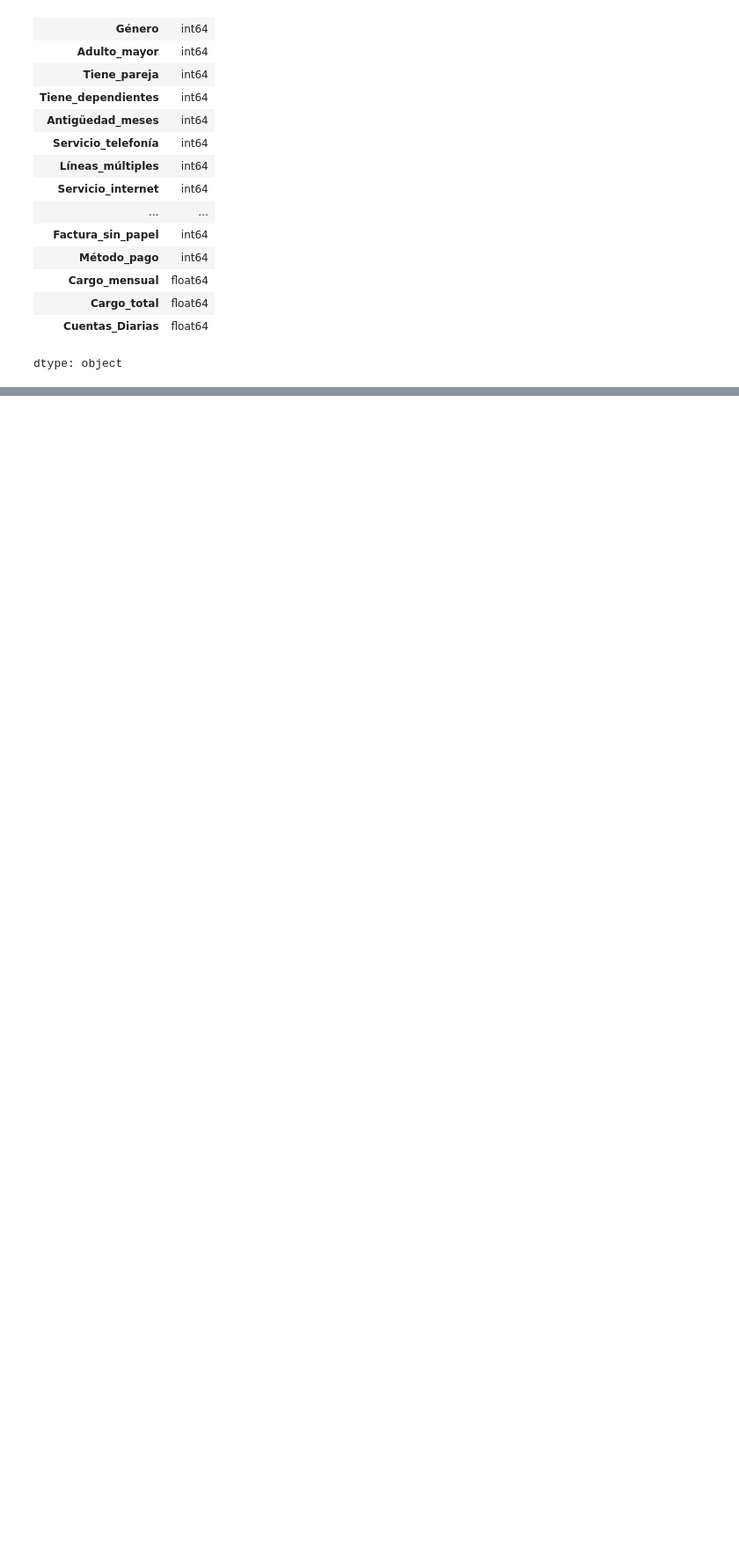
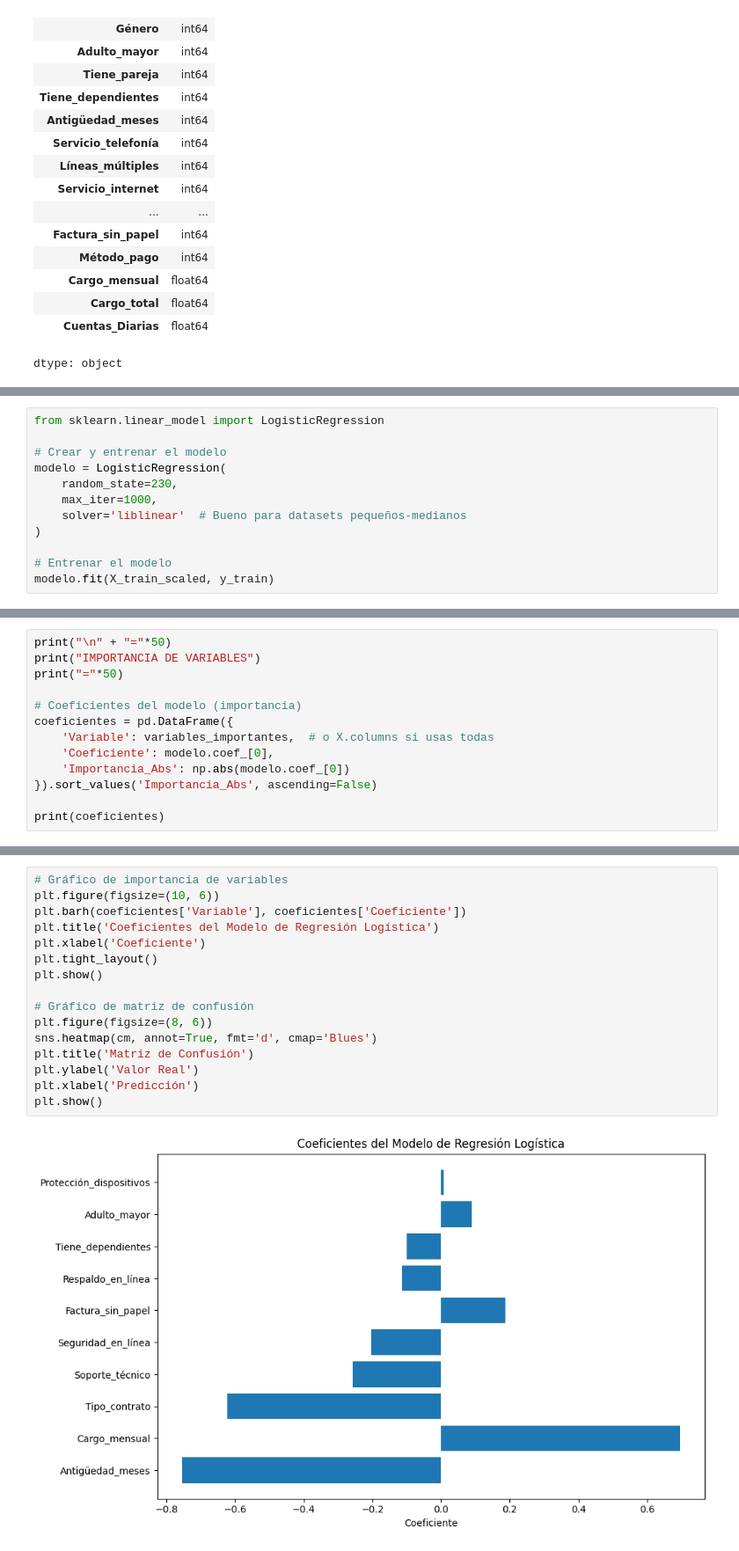
Before and after one commit to AngelTroncoso/Proyecto_telecomx2, a Jupyter notebook: telecoX.ipynb, the cells around one changed output, grey strips where cells are left out. Shown: that part at 88% size. Saved outputs shown, nothing was run; the diff lists cells and outputs as text; blank space fills up the shorter version.

```diff
--- a/telecoX.ipynb
+++ b/telecoX.ipynb
@@ -363,0 +508,12 @@ display(df.head())
+# %%
+from sklearn.linear_model import LogisticRegression
+
+# Crear y entrenar el modelo
+modelo = LogisticRegression(
+    random_state=230,
+    max_iter=1000,
+    solver='liblinear'  # Bueno para datasets pequeños-medianos
+)
+
+# Entrenar el modelo
+modelo.fit(X_train_scaled, y_train)
@@ -363,0 +565,13 @@ display(df.head())
+# %%
+print("\n" + "="*50)
+print("IMPORTANCIA DE VARIABLES")
+print("="*50)
+
+# Coeficientes del modelo (importancia)
+coeficientes = pd.DataFrame({
+    'Variable': variables_importantes,  # o X.columns si usas todas
+    'Coeficiente': modelo.coef_[0],
+    'Importancia_Abs': np.abs(modelo.coef_[0])
+}).sort_values('Importancia_Abs', ascending=False)
+
+print(coeficientes)
@@ -363,0 +595,18 @@ display(df.head())
+# %%
+# Gráfico de importancia de variables
+plt.figure(figsize=(10, 6))
+plt.barh(coeficientes['Variable'], coeficientes['Coeficiente'])
+plt.title('Coeficientes del Modelo de Regresión Logística')
+plt.xlabel('Coeficiente')
+plt.tight_layout()
+plt.show()
+
+# Gráfico de matriz de confusión
+plt.figure(figsize=(8, 6))
+sns.heatmap(cm, annot=True, fmt='d', cmap='Blues')
+plt.title('Matriz de Confusión')
+plt.ylabel('Valor Real')
+plt.xlabel('Predicción')
+plt.show()
+# %% [output]
+[figure, added]
```
Also changed, not shown: parts of 38 cells of this notebook.
